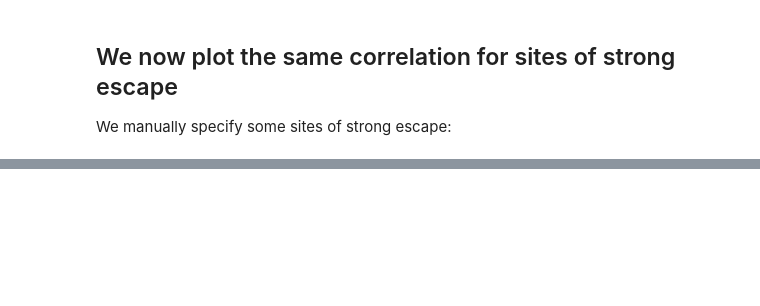
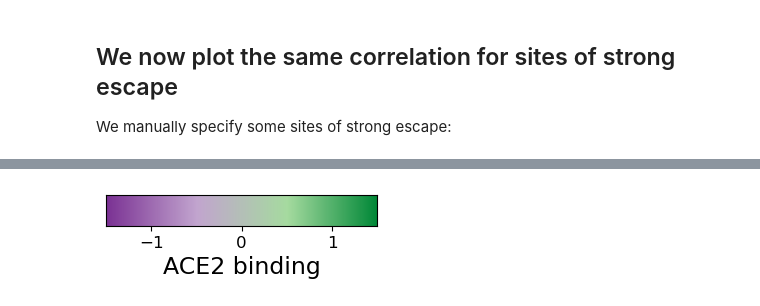
Before and after one commit to dms-vep/SARS-CoV-2_XBB.1.5_spike_DMS, a Jupyter notebook: notebooks/binding_vs_escape.ipynb, the cells around one changed output, grey strips where cells are left out. Drawn from its saved outputs; the diff is of its cells as text; code cells hidden in the pictures; blank space fills up the shorter version.

Commit message:
binding vs escape for most sites of most escaping RBD and non-RBD mutations

```diff
--- a/notebooks/binding_vs_escape.ipynb
+++ b/notebooks/binding_vs_escape.ipynb
@@ -124,8 +128,8 @@ binding_escape_corr_chart = (
         (
             binding_escape_corr_base
             .encode(
-                x=alt.X("ACE2 binding", scale=alt.Scale(nice=False, padding=10)),
-                y=alt.Y("sera escape", scale=alt.Scale(nice=False, padding=10)),
+                x=alt.X("ACE2 binding", scale=alt.Scale(nice=False, padding=6)),
+                y=alt.Y("sera escape", scale=alt.Scale(nice=False, padding=6)),
                 tooltip=[
                     "site",
                     "mutation",
@@ -227,0 +235,80 @@ binding_escape_high_escape_corr_chart
+# %%
+top_n = 7
+
+# define RBM sites as in https://www.sciencedirect.com/science/article/pii/S1931312820306247
+# which uses definition from https://www.science.org/doi/full/10.1126/science.1116480
+rbm_sites = list(range(437, 508))
+
+# for coloring by ACE2
+ace2_colormap = dmslogo.colorschemes.ValueToColorMap(
+    minvalue=-1.5,
+    maxvalue=1.5,
+    cmap=palettable.colorbrewer.diverging.PRGn_4.mpl_colormap,
+    #cmap=palettable.colorbrewer.diverging.PuOr_4.mpl_colormap,
+    #cmap=palettable.lightbartlein.diverging.BlueOrange8_2.mpl_colormap,
+)
+for orientation in ["horizontal", "vertical"]:
+    fig, _ = ace2_colormap.scale_bar(
+        orientation=orientation, label="ACE2 binding",
+    )
+    display(fig)
+    svg = os.path.join(logoplot_subdir, f"ace2_scalebar_{orientation}.svg")
+    print(f"Saving to {svg}")
+    fig.savefig(svg, bbox_inches="tight")
+    plt.close(fig)
+
+for is_rbm in [True, False]:
+
+    print(f"\n\nAnalyzing top sites for {is_rbm=}")
+
+    # get dataframe with RBM or non-RBM sites
+    df = dms_df[dms_df["site"].isin(rbm_sites) == is_rbm]
+
+    # get sites of top escape mutations
+    top_escape_sites = (
+        df
+        .sort_values("sera escape", ascending=False)
+        .groupby("site", sort=False)
+        .first()
+        .head(top_n)
+    )
+    sites = top_escape_sites.index.tolist()
+    display(top_escape_sites)
+
+    # plot correlation for these top sites
+    corr_chart = (
+        binding_escape_corr_chart
+        .properties(
+            title=alt.TitleParams(
+                f"Correlation of ACE2 binding and escape for {'RBM' if is_rbd else'non-RBM'} sites where mutations cause strong escape",
+                anchor="middle",
+                fontSize=16,
+                dy=-5,
+            ),
+            autosize=alt.AutoSizeParams(resize=True),
+        )
+        .transform_filter(alt.FieldOneOfPredicate("site", sites))
+    )
+    display(corr_chart)
+
+    # make logo plot
+    fig, _ = dmslogo.draw_logo(
+        data=df[df["site"].isin(sites)].rename(columns={"sera escape": "escape"}).assign(
+            wildtype_site=lambda x: x["wildtype"] + x["site"].astype(str),
+            color=lambda x: (
+                x["ACE2 binding"]
+                .clip(lower=ace2_colormap.minvalue, upper=ace2_colormap.maxvalue)
+                .map(ace2_colormap.val_to_color)
+            ),
+        ),
+        x_col="sequential_site",
+        letter_col="mutant",
+        color_col="color",
+        xtick_col="wildtype_site",
+        letter_height_col="escape",
+        xlabel="",
+    )
+    display(fig)
+    plt.close(fig)
+# %% [output]
+[figure, added]
```
Also changed, not shown: parts of 5 cells of this notebook, 1 other file.
